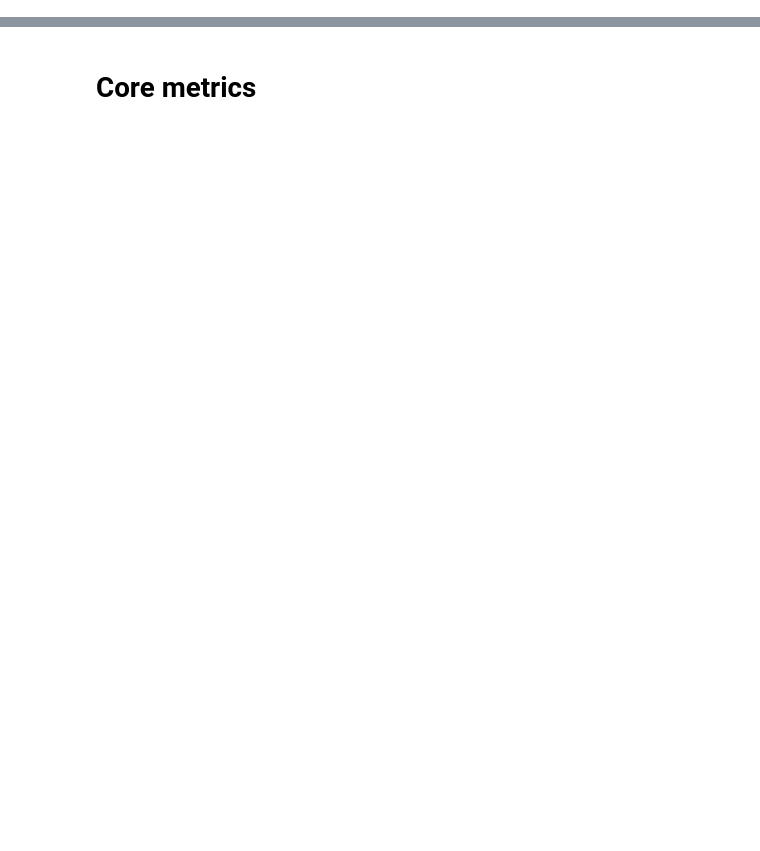
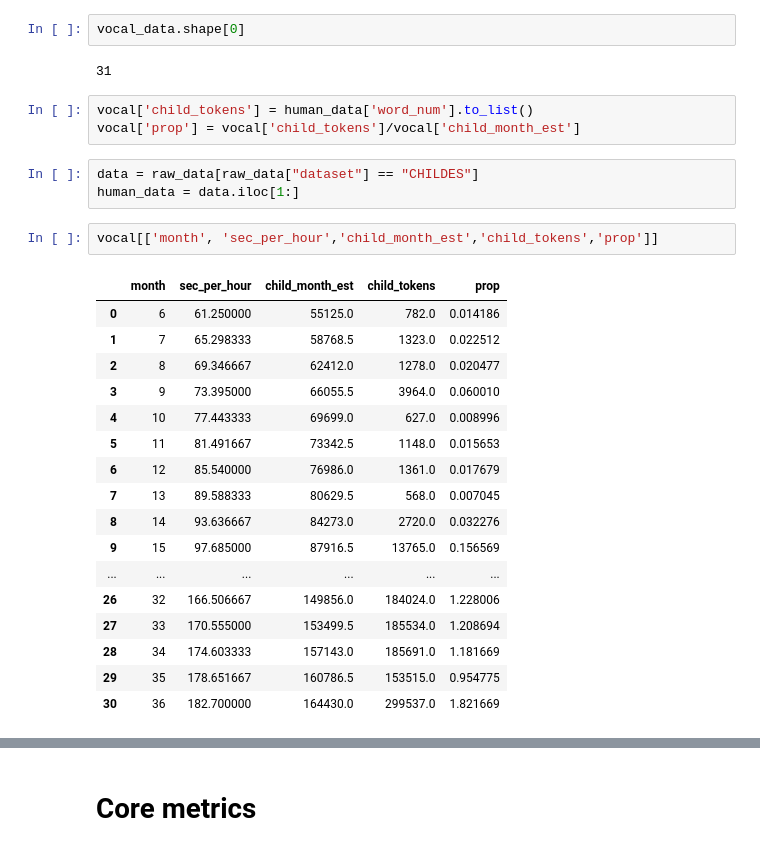
Before and after one commit to nhamilakis/Lexical-benchmark, a Jupyter notebook: notebooks/paper_fig.ipynb, the cells around one changed output, grey strips where cells are left out. Drawn from its saved outputs; the diff is of its cells as text; blank space fills up the shorter version.

```diff
--- a/notebooks/paper_fig.ipynb
+++ b/notebooks/paper_fig.ipynb
@@ -68,0 +136,30 @@ raw_data
+# %%
+vocal_data.shape[0]
+# %% [output]
+31
+# %%
+vocal['child_tokens'] = human_data['word_num'].to_list()
+vocal['prop'] = vocal['child_tokens']/vocal['child_month_est']
+# %%
+data = raw_data[raw_data["dataset"] == "CHILDES"]
+human_data = data.iloc[1:]
+# %%
+vocal[['month', 'sec_per_hour','child_month_est','child_tokens','prop']]
+# %% [output]
+|  | month | sec_per_hour | child_month_est | child_tokens | prop |
+| 0 | 6 | 61.250000 | 55125.0 | 782.0 | 0.014186 |
+| 1 | 7 | 65.298333 | 58768.5 | 1323.0 | 0.022512 |
+| 2 | 8 | 69.346667 | 62412.0 | 1278.0 | 0.020477 |
+| 3 | 9 | 73.395000 | 66055.5 | 3964.0 | 0.060010 |
+| 4 | 10 | 77.443333 | 69699.0 | 627.0 | 0.008996 |
+| 5 | 11 | 81.491667 | 73342.5 | 1148.0 | 0.015653 |
+| 6 | 12 | 85.540000 | 76986.0 | 1361.0 | 0.017679 |
+| 7 | 13 | 89.588333 | 80629.5 | 568.0 | 0.007045 |
+| 8 | 14 | 93.636667 | 84273.0 | 2720.0 | 0.032276 |
+| 9 | 15 | 97.685000 | 87916.5 | 13765.0 | 0.156569 |
+| ... | ... | ... | ... | ... | ... |
+| 26 | 32 | 166.506667 | 149856.0 | 184024.0 | 1.228006 |
+| 27 | 33 | 170.555000 | 153499.5 | 185534.0 | 1.208694 |
+| 28 | 34 | 174.603333 | 157143.0 | 185691.0 | 1.181669 |
+| 29 | 35 | 178.651667 | 160786.5 | 153515.0 | 0.954775 |
+| 30 | 36 | 182.700000 | 164430.0 | 299537.0 | 1.821669 |
```
Also changed, not shown: parts of 13 cells of this notebook, 4 other files.
